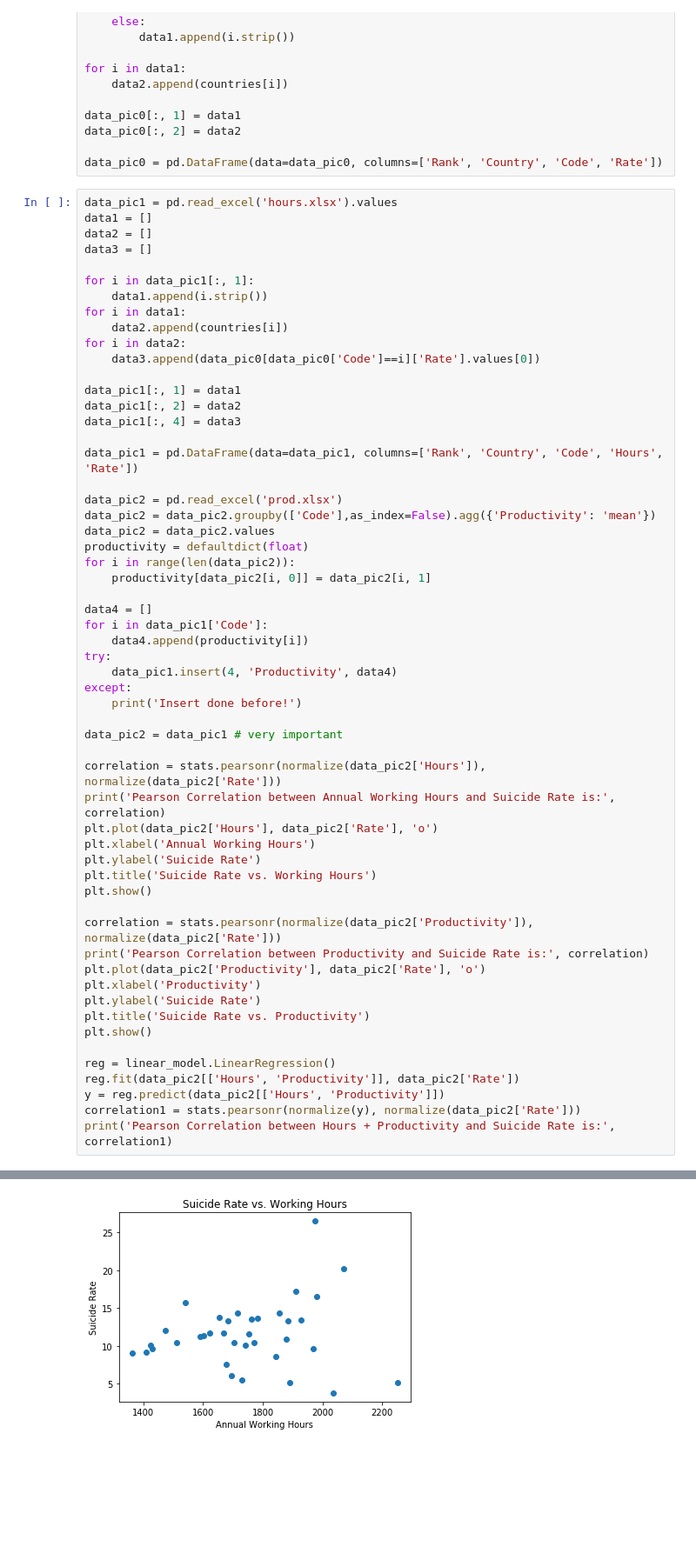
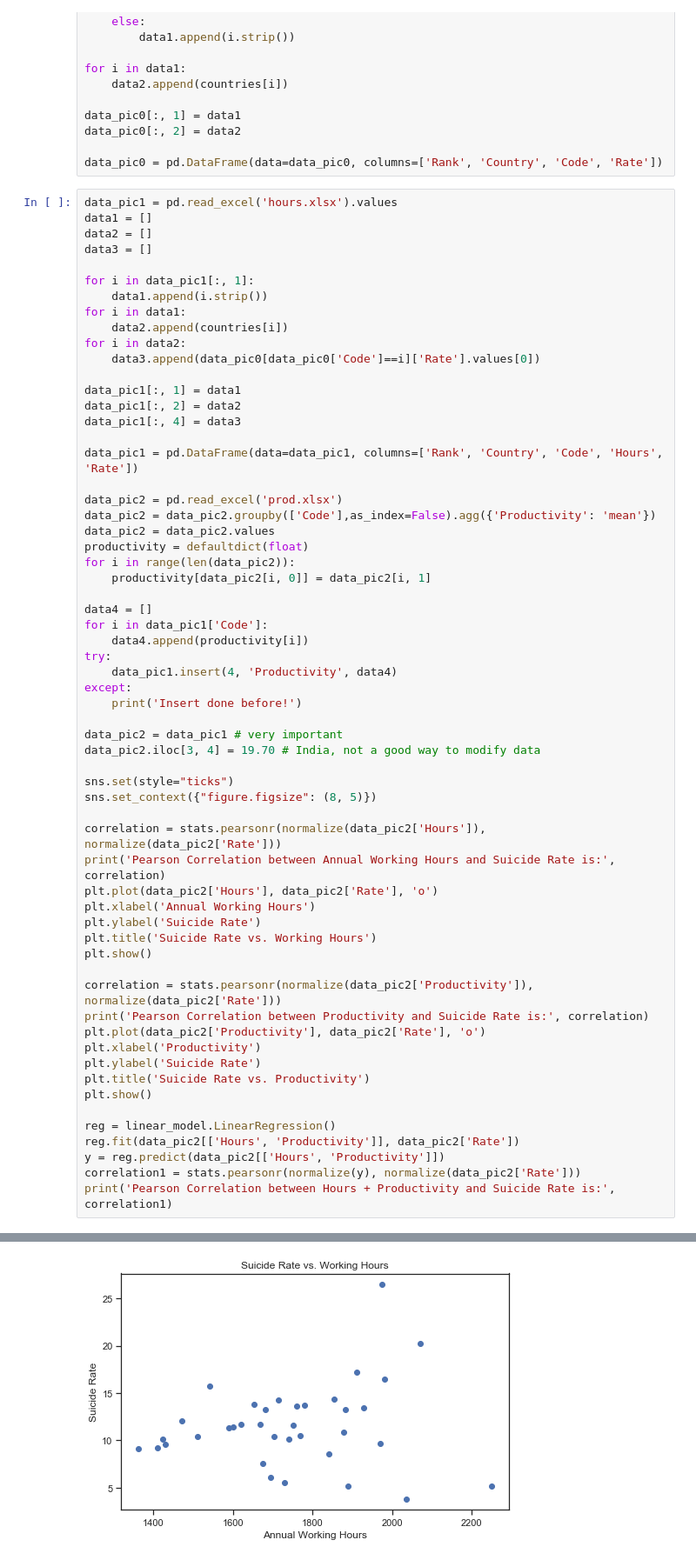
Before and after one commit to Yueeeeeeee/COGS9_Project, a Jupyter notebook: Algo.ipynb, the cells around one changed output, grey strips where cells are left out. Shown: that part at 87% size. Cells and saved outputs as stored; diff of their text form; blank space fills up the shorter version.

```diff
--- a/Algo.ipynb
+++ b/Algo.ipynb
@@ -121,31 +121,35 @@ for i in data_pic1['Code']:
 try:
     data_pic1.insert(4, 'Productivity', data4)
 except:
     print('Insert done before!')
 
 data_pic2 = data_pic1 # very important
+data_pic2.iloc[3, 4] = 19.70 # India, not a good way to modify data
+
+sns.set(style="ticks")
+sns.set_context({"figure.figsize": (8, 5)})
 
 correlation = stats.pearsonr(normalize(data_pic2['Hours']), normalize(data_pic2['Rate']))
 print('Pearson Correlation between Annual Working Hours and Suicide Rate is:', correlation)
 plt.plot(data_pic2['Hours'], data_pic2['Rate'], 'o')
 plt.xlabel('Annual Working Hours')
 plt.ylabel('Suicide Rate')
 plt.title('Suicide Rate vs. Working Hours')
 plt.show()
 
 correlation = stats.pearsonr(normalize(data_pic2['Productivity']), normalize(data_pic2['Rate']))
 print('Pearson Correlation between Productivity and Suicide Rate is:', correlation)
 plt.plot(data_pic2['Productivity'], data_pic2['Rate'], 'o')
 plt.xlabel('Productivity')
 plt.ylabel('Suicide Rate')
 plt.title('Suicide Rate vs. Productivity')
 plt.show()
 
 reg = linear_model.LinearRegression()
 reg.fit(data_pic2[['Hours', 'Productivity']], data_pic2['Rate'])
 y = reg.predict(data_pic2[['Hours', 'Productivity']])
 correlation1 = stats.pearsonr(normalize(y), normalize(data_pic2['Rate']))
 print('Pearson Correlation between Hours + Productivity and Suicide Rate is:', correlation1)
 # %% [output]
 Pearson Correlation between Annual Working Hours and Suicide Rate is: (0.14516058265806767, 0.3982710842654529)
-[figure, old version]
+[figure, new version]
```
Also changed, not shown: parts of 7 cells of this notebook.
